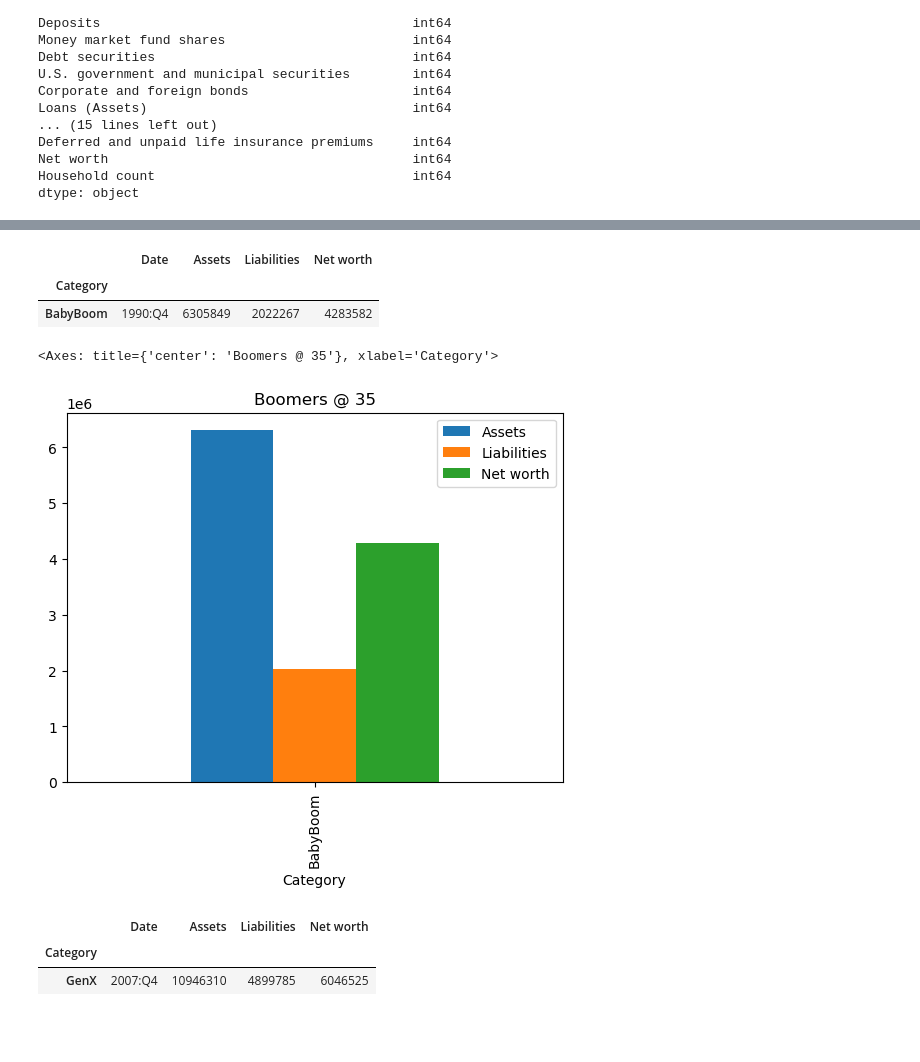
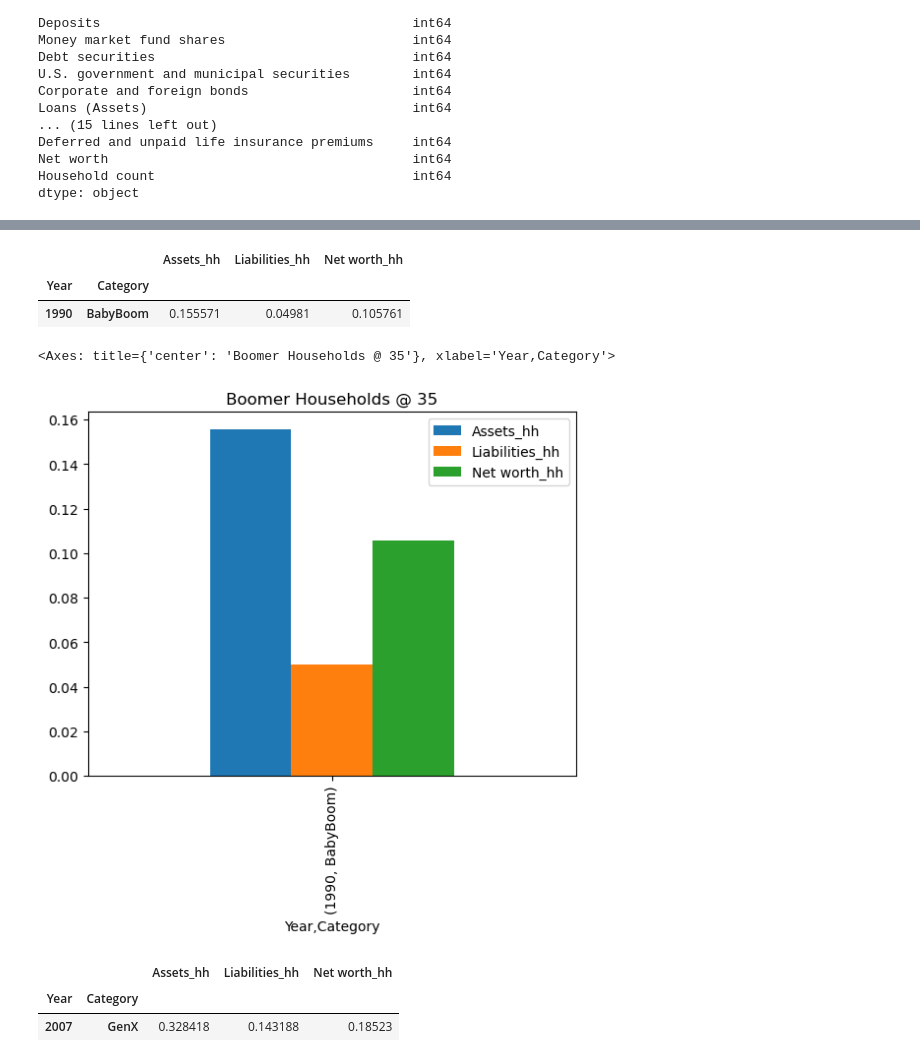
Before and after one commit to JCamp-12/AI-Project-1, a Jupyter notebook: JNS_Generation_research.ipynb, the cells around one changed output, grey strips where cells are left out. Saved outputs shown, nothing was run; the diff lists cells and outputs as text; code cells hidden in the pictures; blank space fills up the shorter version.

```diff
--- a/JNS_Generation_research.ipynb
+++ b/JNS_Generation_research.ipynb
@@ -48,0 +44,7 @@ Focus_df.head()
+# %%
+# Convert the 'Date' column to datetime
+Generation_df['Date'] = pd.to_datetime(Generation_df['Date'], format='%Y:Q%m')
+
+# Extract the year and create a new column 'Year'
+Generation_df['Year'] = Generation_df['Date'].dt.year
+Generation_df.head()
@@ -48,0 +60,4 @@ Focus_df.head()
+# %%
+# Get the mean for each measurement by generation
+annual_grouped = Generation_df.groupby(['Year', 'Category']).mean()
+annual_grouped.head()
@@ -48,0 +73,8 @@ Focus_df.head()
+# %%
+# Divide averages by Household count
+#GenXThirtyfive_df['Assets-inf'] = GenXThirtyfive_df['Assets'] * 1.47
+annual_grouped['Assets_hh'] = annual_grouped['Assets']/(annual_grouped['Household count'])
+annual_grouped['Liabilities_hh'] = annual_grouped['Liabilities']/(annual_grouped['Household count'])
+annual_grouped['Net worth_hh'] = annual_grouped['Net worth']/(annual_grouped['Household count'])
+household_df = annual_grouped[['Assets_hh', 'Liabilities_hh', 'Net worth_hh']]
+household_df.head()
@@ -49,20 +89,23 @@ Focus_df.head()
 # %%
-BBThirtyfive_df = Focus_df.loc[(Focus_df['Date'] == '1990:Q4') & (Focus_df.index == 'BabyBoom')]
+#Filter the dataframe to capture just 1990 - the year the median age of Boomers were 35
+BBThirtyfive_df = household_df.loc[[(1990, 'BabyBoom')]]
 BBThirtyfive_df
 # %% [output]
-|  | Date | Assets | Liabilities | Net worth |
-| Category |  |  |  |  |
-| BabyBoom | 1990:Q4 | 6305849 | 2022267 | 4283582 |
+|  |  | Assets_hh | Liabilities_hh | Net worth_hh |
+| Year | Category |  |  |  |
+| 1990 | BabyBoom | 0.155571 | 0.04981 | 0.105761 |
 # %%
-BBThirtyfive_df.plot(kind='bar', title = 'Boomers @ 35')
+#Plot Boomers @ 35 Median Age
+BBThirtyfive_df.plot(kind='bar', title = 'Boomer Households @ 35')
 # %% [output]
-<Axes: title={'center': 'Boomers @ 35'}, xlabel='Category'>
+<Axes: title={'center': 'Boomer Households @ 35'}, xlabel='Year,Category'>
-[figure, old version]
+[figure, new version]
 # %%
-GenXThirtyfive_df= Focus_df.loc[(Focus_df['Date'] == '2007:Q4') & (Focus_df.index == 'GenX')]
+#Filter the dataframe to capture just 2007 - the year the median age of GenX were 35
+GenXThirtyfive_df=  household_df.loc[[(2007, 'GenX')]]
 GenXThirtyfive_df
 # %% [output]
-|  | Date | Assets | Liabilities | Net worth |
-| Category |  |  |  |  |
-| GenX | 2007:Q4 | 10946310 | 4899785 | 6046525 |
+|  |  | Assets_hh | Liabilities_hh | Net worth_hh |
+| Year | Category |  |  |  |
+| 2007 | GenX | 0.328418 | 0.143188 | 0.18523 |
 # %%
```
Also changed, not shown: parts of 27 cells of this notebook.
